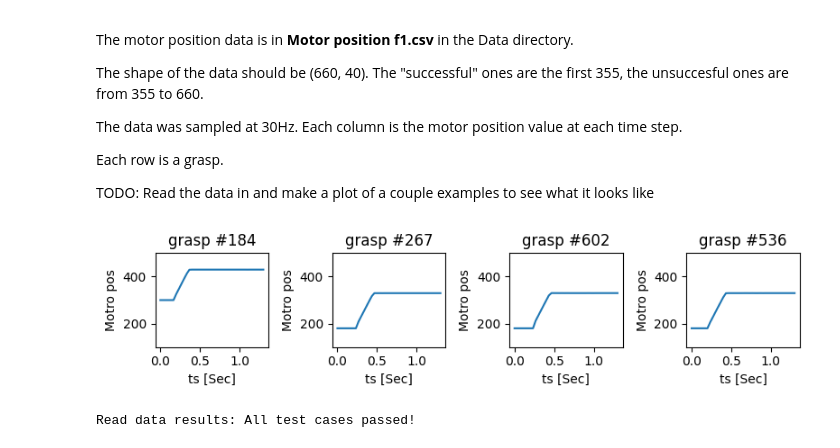
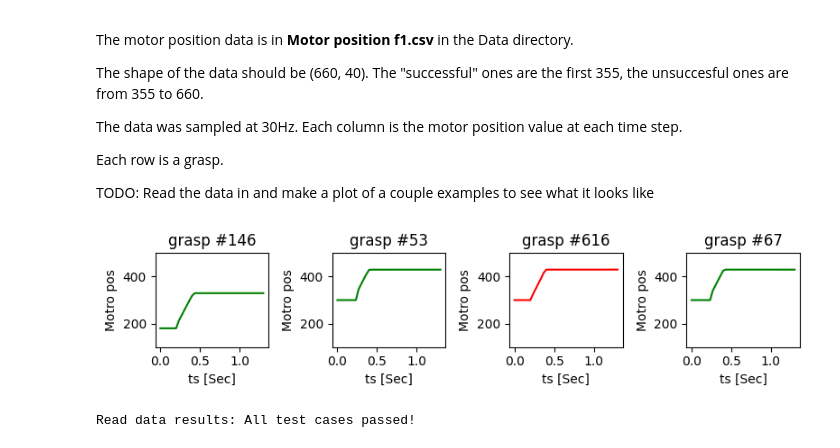
Before and after one commit to Ahmedmoui/IntroPythonProgramming, a Jupyter notebook: Week_4_fitting/lec_act_4_fitting.ipynb, the cells around one changed output. Cells and saved outputs as stored; diff of their text form; code cells hidden in the pictures.

```diff
--- a/Week_4_fitting/lec_act_4_fitting.ipynb
+++ b/Week_4_fitting/lec_act_4_fitting.ipynb
@@ -62,26 +62,26 @@ assert ts[-1] == (data_all.shape[1] - 1) * time_step
 # %%
 # Plot a few of the rows to see what the data looks like
 n_rows = 1
 n_cols = 4
 fig1, axs1 = plt.subplots(n_rows, n_cols, figsize=(8, 2))
 
 rng = np.random.default_rng()
 
 # TODO Pick 4 examples to plot. Use your ts values from above. You do not need to
 #   use the ones from the slides, but you should but the example number in the title
 # Don't forget to label the x and y axes
 n_list = rng.integers(0, 660, 4)
 
 for i, n in enumerate(n_list):
-    axs1[i].plot(ts,data_all[n], label=f"grasp #{n}")
+    axs1[i].plot(ts,data_all[n], label=f"grasp #{n}", color = 'g' if n < 355 else 'r' )
     axs1[i].set_ylim(100,500)
     axs1[i].set_xlabel('ts [Sec]')
     axs1[i].set_ylabel('Motro pos')
     axs1[i].set_title(f"grasp #{n}")
 
 plt.tight_layout()
 # %% [output]
-[figure, old version]
+[figure, new version]
 # %%
 grader.check("Read data")
 # %% [output]
```
Also changed, not shown: parts of 10 cells of this notebook, 3 other files.
